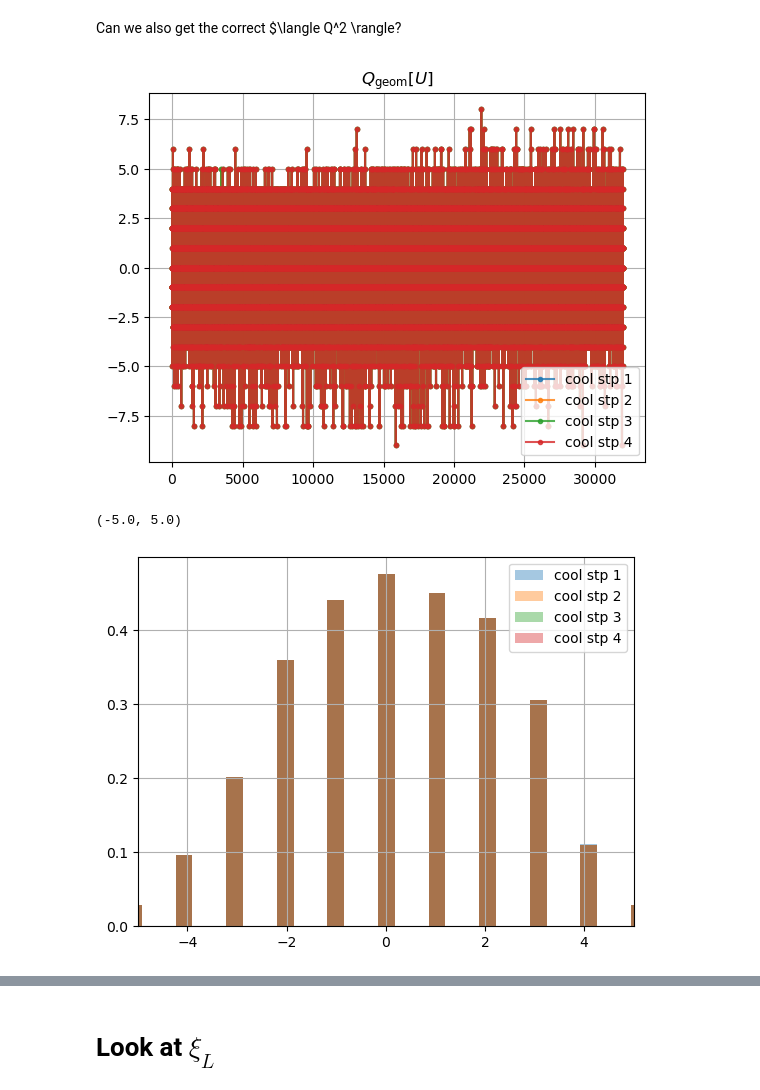
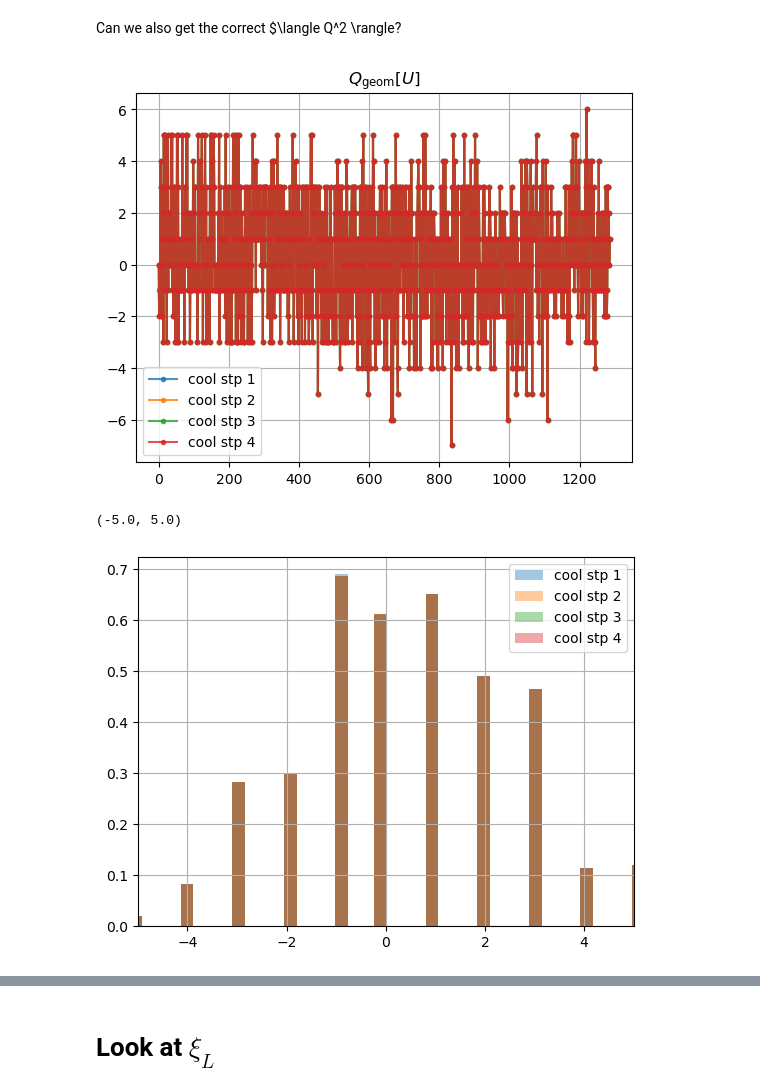
Before and after one commit to LiBackfried/CPN_topo, a Jupyter notebook: checking_ns_heatbath.ipynb, the cells around one changed output, grey strips where cells are left out. Cells and saved outputs as stored; diff of their text form; code cells hidden in the pictures.

```diff
--- a/checking_ns_heatbath.ipynb
+++ b/checking_ns_heatbath.ipynb
@@ -30,5 +39,11 @@ n_live_eff = n_iter * n_live
 # %%
-dir_list = sorted(glob.glob("out_data/res*"))
+# long run, 1+1rep so far
+# dir_list = sorted(glob.glob("out_data/res*"))
+# d0=4  # dirlist index to exclude some
+# quick and dirty runs
+dir_list = sorted(glob.glob("out_data/quick_run_*"))
+d0=0
+
 gen_df  = "dati.dat"
 topo_df = "topo.dat"
 
@@ -71,7 +88,7 @@ topo_data = []
 
 cutoff = -1 #8000
 
-for d in dir_list[4:]:
+for d in dir_list[d0:]:
    gen_data.append(np.loadtxt(os.path.join(d,gen_df))[:cutoff])
    topo_data.append(np.loadtxt(os.path.join(d,topo_df))[:cutoff*skip_topo])
 # %%
@@ -380,19 +341,20 @@ Thesis result for b=0.6, L=72, N=21:    1.716722(2)
 Can we also get the correct $\langle Q^2 \rangle?
 # %%
 cool_stp = 1    # translates to meas_every_cool... * cool_stp cooling steps
+topo_idx = 2        # 2 geom, 6 nongeom
 for cool_stp in range(1, 5):
-    plt.plot(topo_sorted[cool_stp::skip_topo,2][:40000], alpha=0.8, marker="o", ms=3, label=f"cool stp {cool_stp}")
+    plt.plot(topo_sorted[cool_stp::skip_topo,topo_idx][:40000], alpha=0.8, marker="o", ms=3, label=f"cool stp {cool_stp}")
 plt.grid()
 plt.legend()
 plt.title(r"$Q_\mathrm{geom}[U]$")
 plt.show()
 
 for cool_stp in range(1,5):
-    plt.hist(topo_sorted[cool_stp::skip_topo,2][:40000], alpha=0.4, bins=50, label=f"cool stp {cool_stp}", density=True)
+    plt.hist(topo_sorted[cool_stp::skip_topo,topo_idx][:], alpha=0.4, bins=50, label=f"cool stp {cool_stp}", density=True)
 plt.grid()
 plt.legend()
 plt.xlim(-5,5)
 # %% [output]
-[figure, old version]
+[figure, new version]
 (-5.0, 5.0)
-[figure, old version]
+[figure, new version]
```
Also changed, not shown: parts of 31 cells of this notebook, 17 other files.
